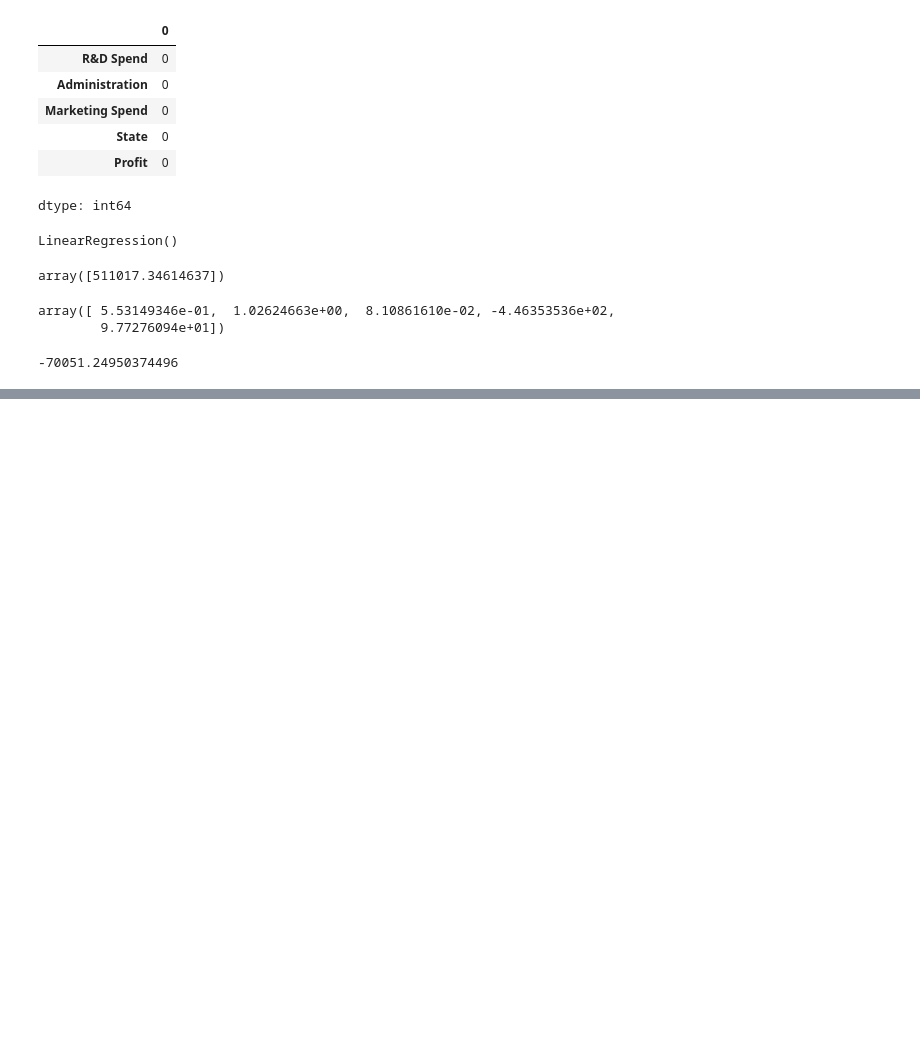
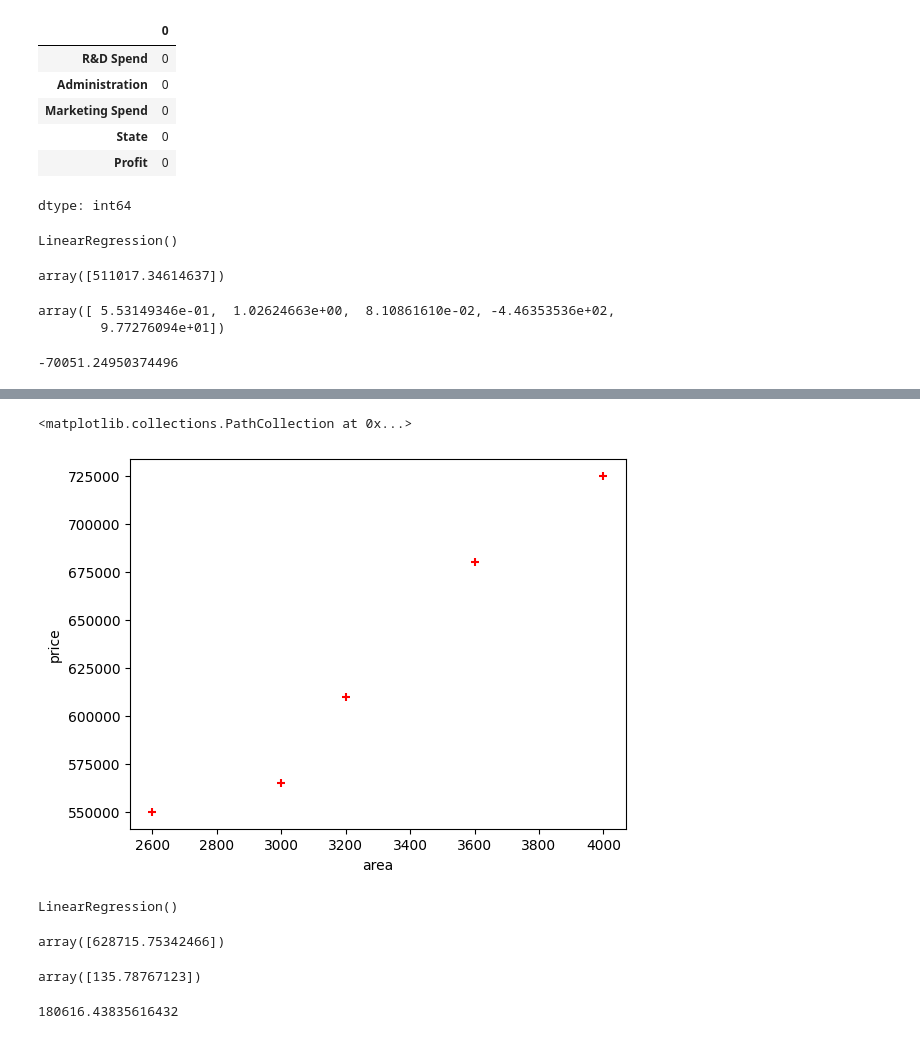
Before and after one commit to dheemanthAthreya/6thSem-ML-Lab, a Jupyter notebook: Lab_4/1BM22CS347_Lab4_Linear_Regression_Multiple_Linear_Regression.ipynb, the cells around one changed output, grey strips where cells are left out. Drawn from its saved outputs; the diff is of its cells as text; code cells hidden in the pictures; blank space fills up the shorter version.

```diff
--- a/Lab_4/1BM22CS347_Lab4_Linear_Regression_Multiple_Linear_Regression.ipynb
+++ b/Lab_4/1BM22CS347_Lab4_Linear_Regression_Multiple_Linear_Regression.ipynb
@@ -258,0 +261,3 @@ reg.intercept_
+# %%
+df = pd.read_csv('housing_area_price.csv')
+df
@@ -258,0 +271,26 @@ reg.intercept_
+# %%
+plt.xlabel('area')
+plt.ylabel('price')
+plt.scatter(df.area,df.price,color='red',marker='+')
+# %% [output]
+<matplotlib.collections.PathCollection at 0x...>
+[figure, added]
+# %%
+new_df = df.drop('price',axis='columns')
+price = df.price
+reg = linear_model.LinearRegression()
+reg.fit(new_df,price)
+# %% [output]
+LinearRegression()
+# %%
+reg.predict([[3300]])
+# %% [output]
+array([628715.75342466])
+# %%
+reg.coef_
+# %% [output]
+array([135.78767123])
+# %%
+reg.intercept_
+# %% [output]
+180616.43835616432
```
Also changed, not shown: parts of 9 cells of this notebook.
